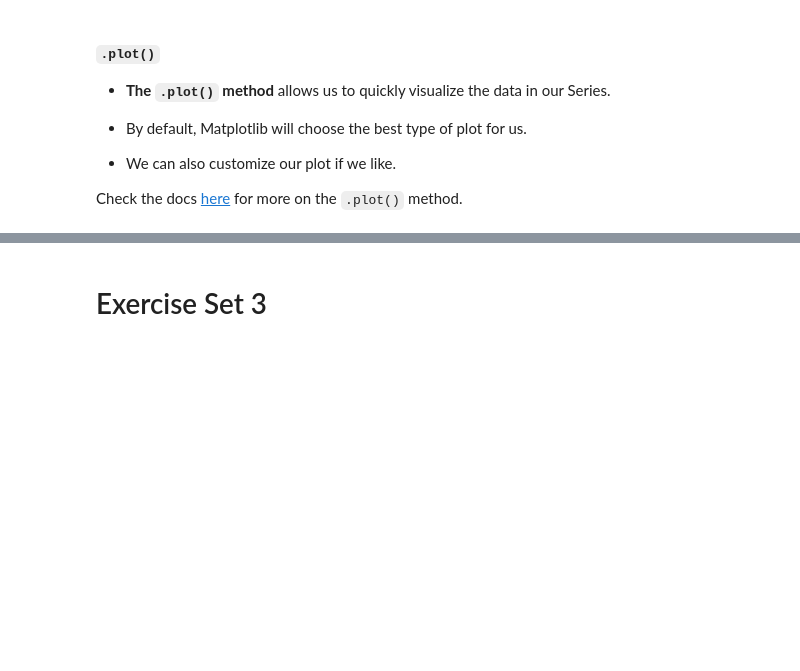
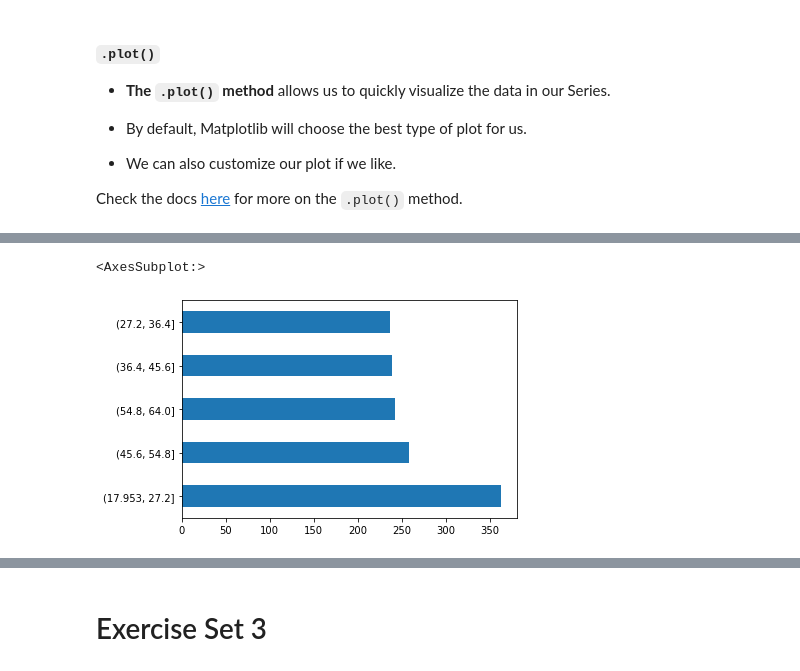
Before and after one commit to CodeupClassroom/hopper-data-science-libraries, a Jupyter notebook: pandas_series_lesson.ipynb, the cells around one changed output, grey strips where cells are left out. Drawn from its saved outputs; the diff is of its cells as text; code cells hidden in the pictures; blank space fills up the shorter version.

```diff
--- a/pandas_series_lesson.ipynb
+++ b/pandas_series_lesson.ipynb
@@ -1006,5 +1051,10 @@ Check the docs [here](https://pandas.pydata.org/pandas-docs/version/0.24.2/refer
 # %%
-# How can I make a quick plot of the data in the 'tip' Series? (horizontal bar plot using value_count(bins=5))
+# How can I make a quick plot of the data in the 'ages' Series? (horizontal bar plot using value_count(bins=5))
+
+ages.value_counts(bins = 5).plot.barh()
+# %% [output]
+<AxesSubplot:>
+[figure, added]
 # %%
 # I can clean up my plot and add labels.
 
```
Also changed, not shown: parts of 7 cells of this notebook.
